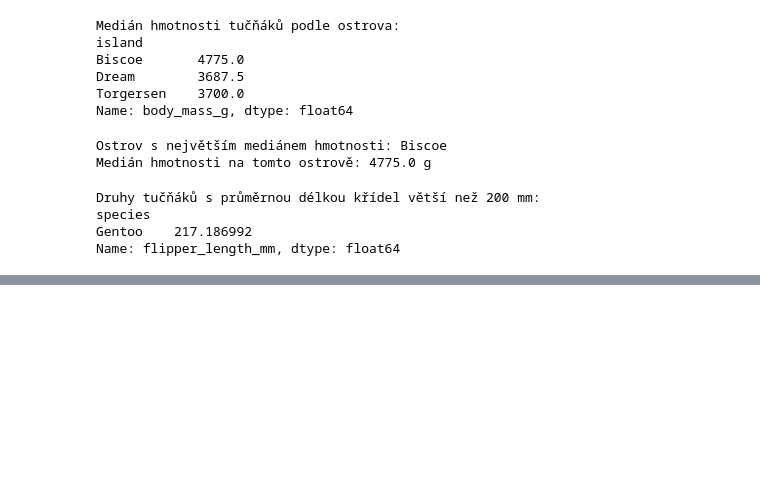
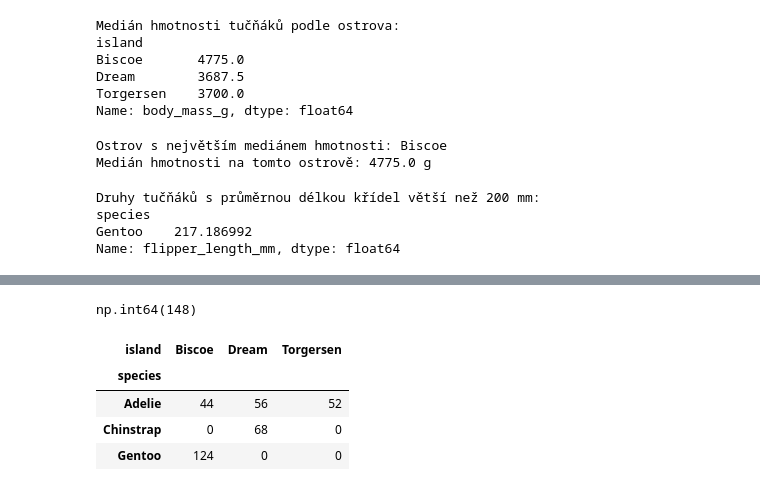
Before and after one commit to alorenzova/PythonForDataAnalysis, a Jupyter notebook: ukoly.ipynb, the cells around one changed output, grey strips where cells are left out. Saved outputs shown, nothing was run; the diff lists cells and outputs as text; code cells hidden in the pictures; blank space fills up the shorter version.

```diff
--- a/ukoly.ipynb
+++ b/ukoly.ipynb
@@ -279,0 +282,14 @@ Name: flipper_length_mm, dtype: float64
+# %%
+bins = [0, 180, 200, float("inf")]
+labels = ['short', 'medium', 'long']
+# %%
+data['flipper_category'] = pd.cut(
+    data['flipper_length_mm'],
+    bins=bins,
+    labels=labels,
+    #include_lowest=True
+)
+
+
+print(data[['flipper_length_mm', 'flipper_category']].head())
+print(data['flipper_category'].value_counts())
@@ -279,0 +308,12 @@ Name: flipper_length_mm, dtype: float64
+# %%
+data["flipper_category"].value_counts().get("long", 0)
+# %% [output]
+np.int64(148)
+# %%
+pd.crosstab(data['species'], data['island'])
+# %% [output]
+| island | Biscoe | Dream | Torgersen |
+| species |  |  |  |
+| Adelie | 44 | 56 | 52 |
+| Chinstrap | 0 | 68 | 0 |
+| Gentoo | 124 | 0 | 0 |
```
Also changed, not shown: parts of 5 cells of this notebook.
